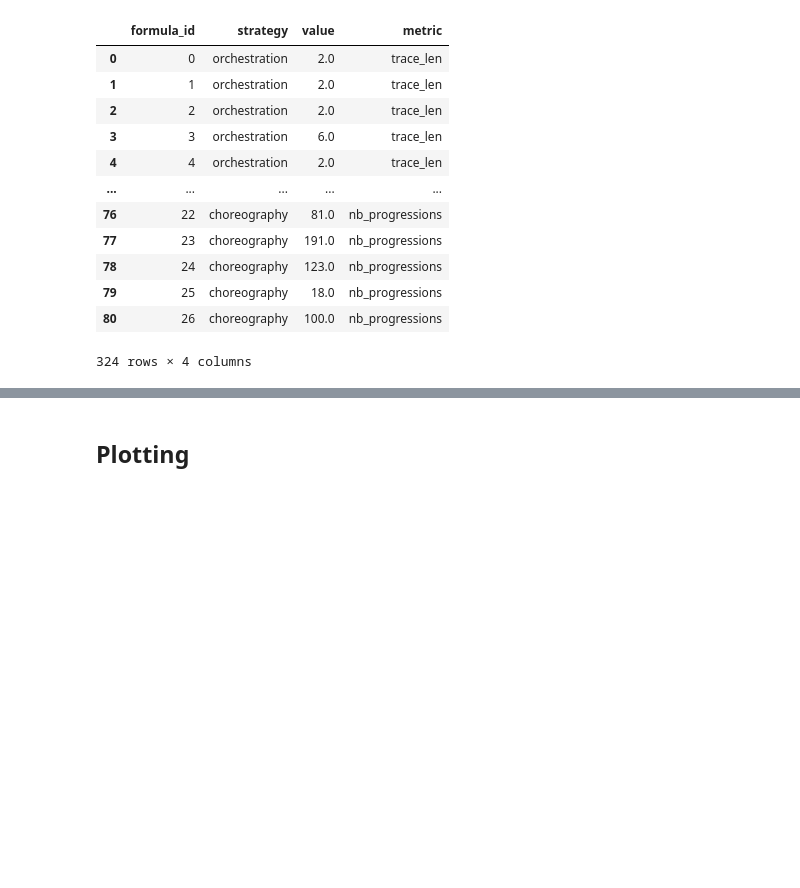
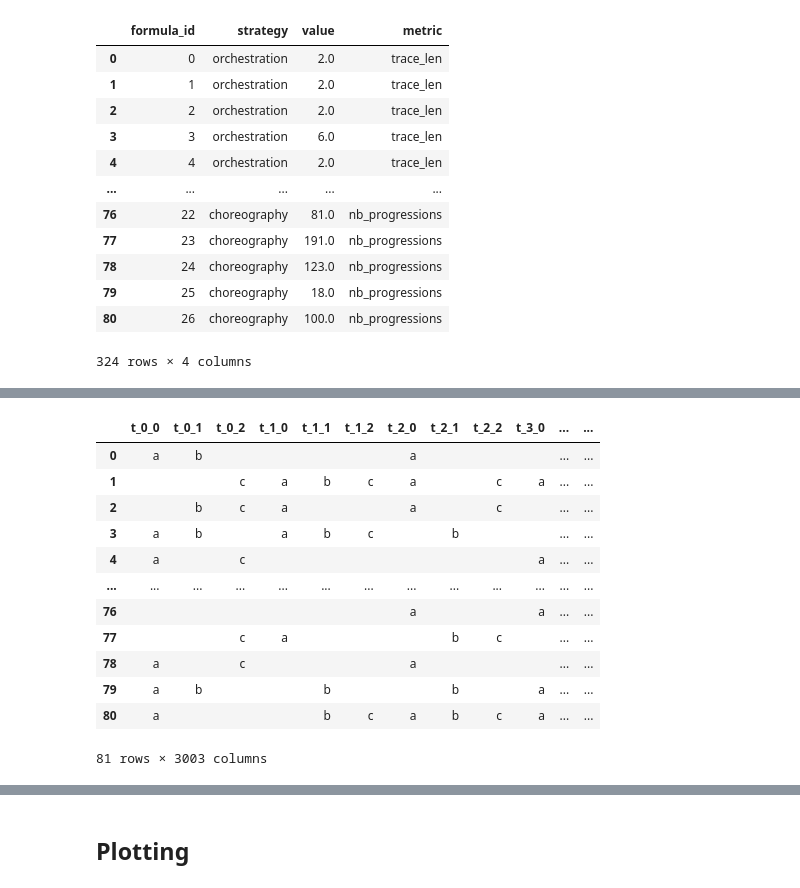
Before and after one commit to ennioVisco/predicting-decentmon, a Jupyter notebook: main.ipynb, the cells around one changed output, grey strips where cells are left out. Saved outputs shown, nothing was run; the diff lists cells and outputs as text; code cells hidden in the pictures; blank space fills up the shorter version.

```diff
--- a/main.ipynb
+++ b/main.ipynb
@@ -176,0 +183,24 @@ display(test)
+# %%
+map_trace = lambda x: flatten_once(extract_sampled_events(x['trace']))
+trace_label = lambda n: [ f"t_{x // NODES}_{x % NODES}" for x in range(n)]
+
+t_events = sdf.copy()
+t_events['newcolumn'] = t_events.apply(map_trace, axis=1)
+ids = trace_label(TRACE_LENGTH * NODES)
+t_events = pd.DataFrame(t_events['newcolumn'].to_list(), columns=ids)
+
+t_events
+# %% [output]
+|  | t_0_0 | t_0_1 | t_0_2 | t_1_0 | t_1_1 | t_1_2 | t_2_0 | t_2_1 | t_2_2 | t_3_0 | ... | ... |
+| 0 | a | b |  |  |  |  | a |  |  |  | ... | ... |
+| 1 |  |  | c | a | b | c | a |  | c | a | ... | ... |
+| 2 |  | b | c | a |  |  | a |  | c |  | ... | ... |
+| 3 | a | b |  | a | b | c |  | b |  |  | ... | ... |
+| 4 | a |  | c |  |  |  |  |  |  | a | ... | ... |
+| ... | ... | ... | ... | ... | ... | ... | ... | ... | ... | ... | ... | ... |
+| 76 |  |  |  |  |  |  | a |  |  | a | ... | ... |
+| 77 |  |  | c | a |  |  |  | b | c |  | ... | ... |
+| 78 | a |  | c |  |  |  | a |  |  |  | ... | ... |
+| 79 | a | b |  |  | b |  |  | b |  | a | ... | ... |
+| 80 | a |  |  |  | b | c | a | b | c | a | ... | ... |
+81 rows × 3003 columns
```
Also changed, not shown: parts of 10 cells of this notebook, 1 other file.
